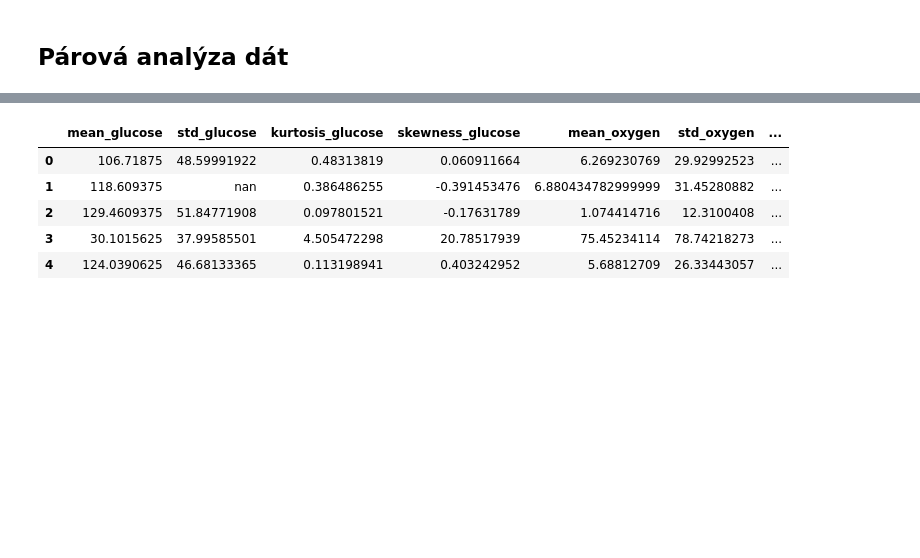
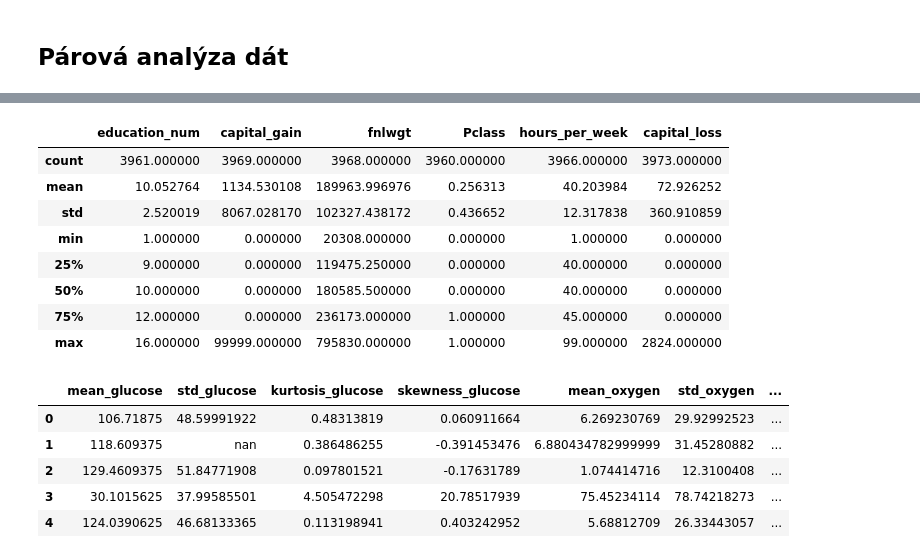
Before and after one commit to martinkukucka/IAU_Projekt, a Jupyter notebook: Projekt/projekt2.ipynb, the cells around one changed output, grey strips where cells are left out. Saved outputs shown, nothing was run; the diff lists cells and outputs as text; code cells hidden in the pictures; blank space fills up the shorter version.

```diff
--- a/Projekt/projekt2.ipynb
+++ b/Projekt/projekt2.ipynb
@@ -186,3 +184,15 @@ df_other_train_analysis.head()
+# %%
+df_other_train_analysis.describe()
+# %% [output]
+|  | education_num | capital_gain | fnlwgt | Pclass | hours_per_week | capital_loss |
+| count | 3961.000000 | 3969.000000 | 3968.000000 | 3960.000000 | 3966.000000 | 3973.000000 |
+| mean | 10.052764 | 1134.530108 | 189963.996976 | 0.256313 | 40.203984 | 72.926252 |
+| std | 2.520019 | 8067.028170 | 102327.438172 | 0.436652 | 12.317838 | 360.910859 |
+| min | 1.000000 | 0.000000 | 20308.000000 | 0.000000 | 1.000000 | 0.000000 |
+| 25% | 9.000000 | 0.000000 | 119475.250000 | 0.000000 | 40.000000 | 0.000000 |
+| 50% | 10.000000 | 0.000000 | 180585.500000 | 0.000000 | 40.000000 | 0.000000 |
+| 75% | 12.000000 | 0.000000 | 236173.000000 | 1.000000 | 45.000000 | 0.000000 |
+| max | 16.000000 | 99999.000000 | 795830.000000 | 1.000000 | 99.000000 | 2824.000000 |
 # %%
 data_frame = {}
 med_inf = df_other_train_analysis.medical_info
```
Also changed, not shown: parts of 12 cells of this notebook, 2 other files.
